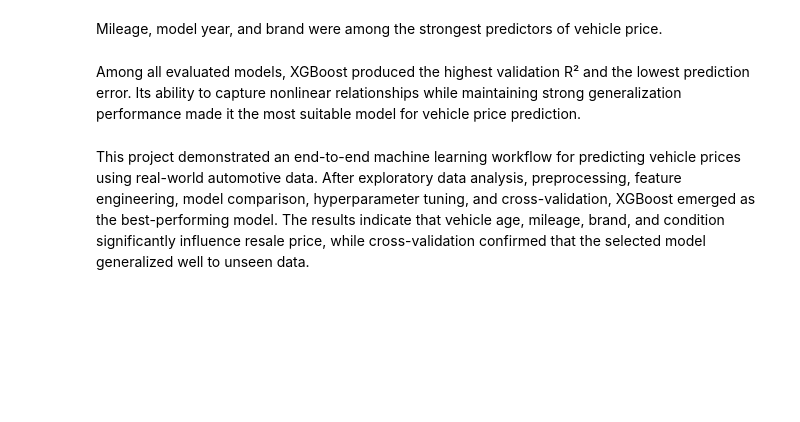
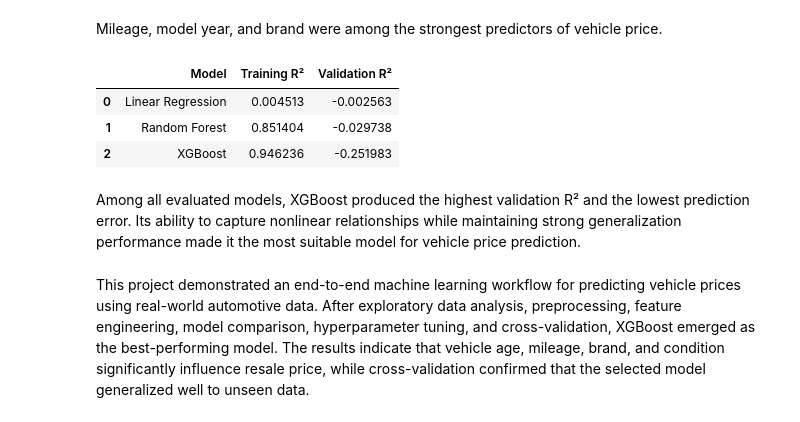
Before and after one commit to Shinobi357/Spoon-Knife, a Jupyter notebook: Experiment_With_Various_Models.ipynb, the cells around one changed output. Cells and saved outputs as stored; diff of their text form; code cells hidden in the pictures; blank space fills up the shorter version.

```diff
--- a/Experiment_With_Various_Models.ipynb
+++ b/Experiment_With_Various_Models.ipynb
@@ -445,14 +560,26 @@ plt.show()
 # %% [markdown]
 Mileage, model year, and brand were among the strongest predictors of vehicle price.
 # %%
-results_df = pd.DataFrame(results)
+results_df = pd.DataFrame(
+    results,
+    columns=[
+        "Model",
+        "Training R²",
+        "Validation R²"
+    ]
+)
 
 results_df = results_df.sort_values(
     by="Validation R²",
     ascending=False
 )
 
 results_df
+# %% [output]
+|  | Model | Training R² | Validation R² |
+| 0 | Linear Regression | 0.004513 | -0.002563 |
+| 1 | Random Forest | 0.851404 | -0.029738 |
+| 2 | XGBoost | 0.946236 | -0.251983 |
 # %% [markdown]
 Among all evaluated models, XGBoost produced the highest validation R² and the lowest prediction error. Its ability to capture nonlinear relationships while maintaining strong generalization performance made it the most suitable model for vehicle price prediction.
 # %% [markdown]
```
Also changed, not shown: parts of 30 cells of this notebook.
